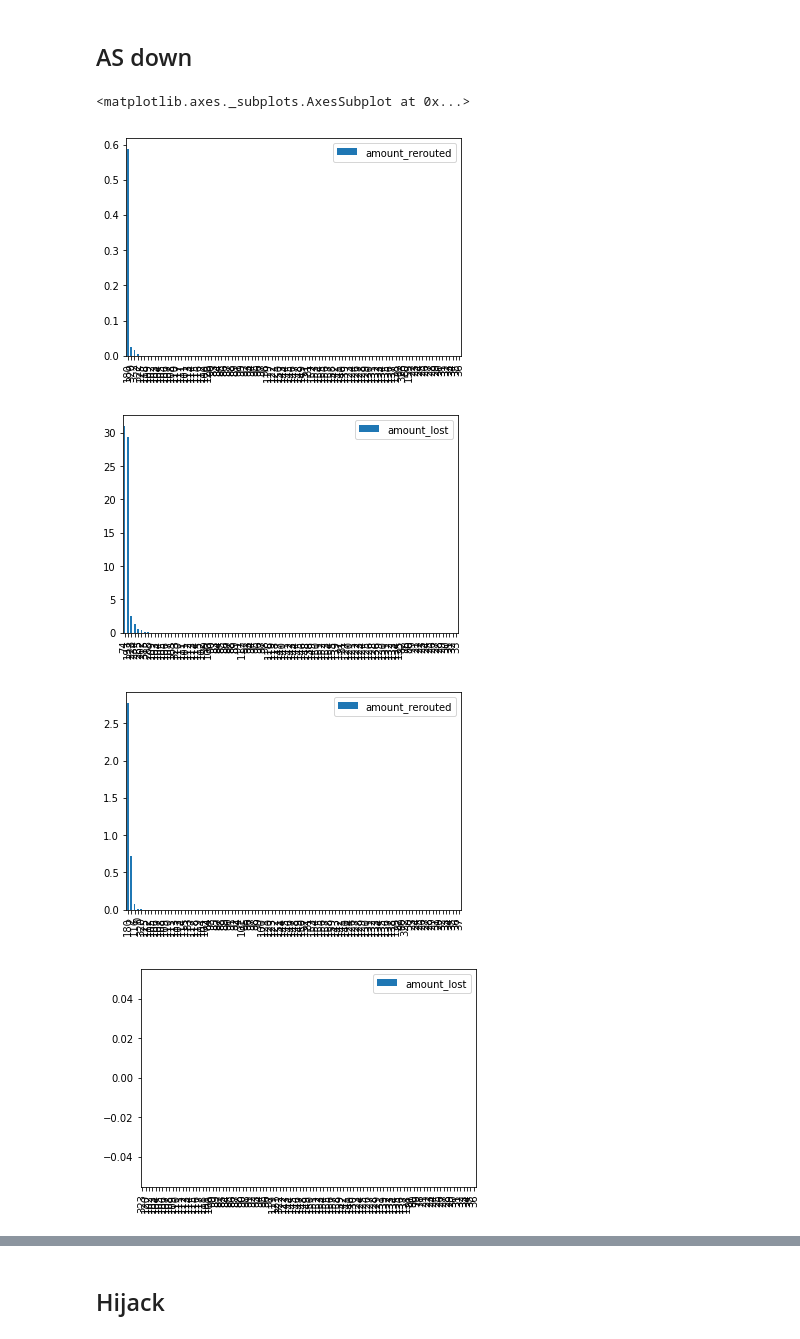
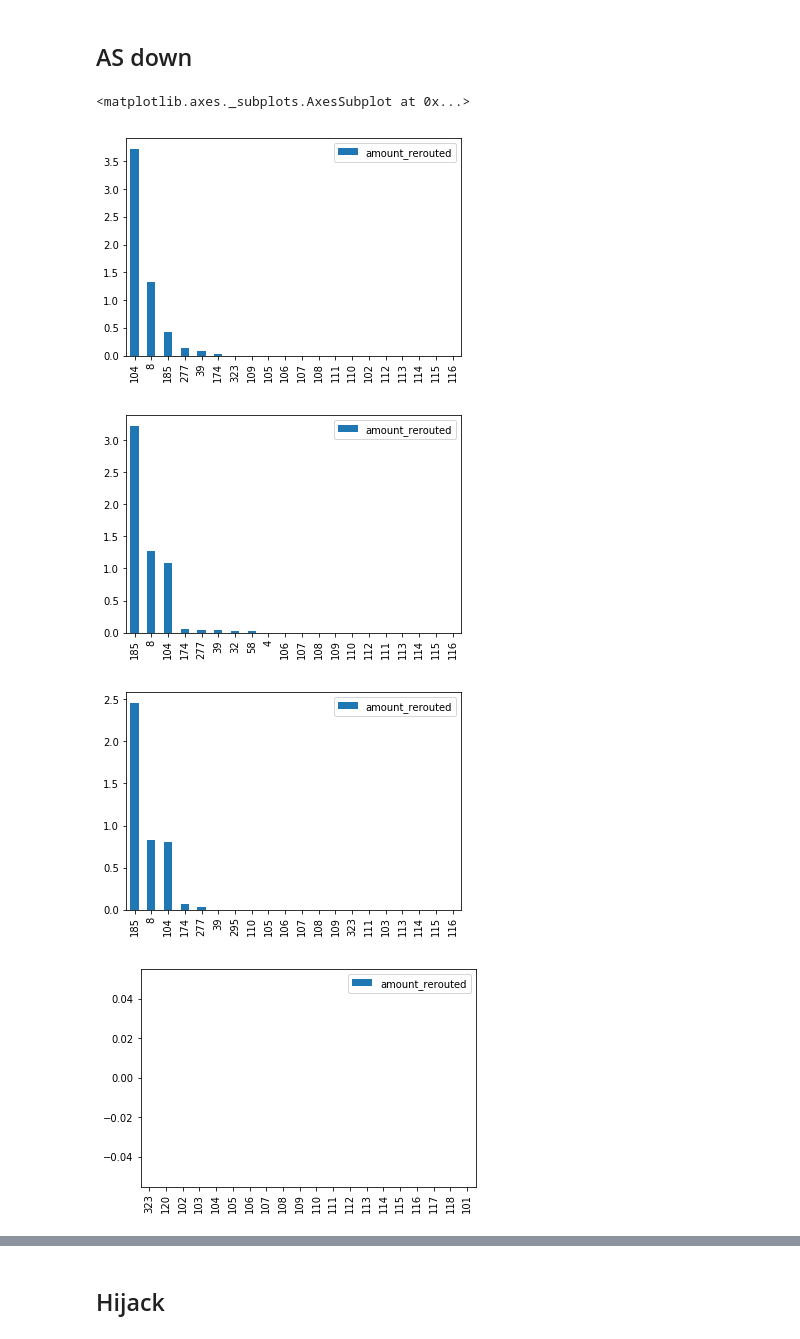
Before and after one commit to dedis/student_19_ripple-partition, a Jupyter notebook: caida_time.ipynb, the cells around one changed output, grey strips where cells are left out. Saved outputs shown, nothing was run; the diff lists cells and outputs as text; code cells hidden in the pictures.

```diff
--- a/caida_time.ipynb
+++ b/caida_time.ipynb
@@ -49,8 +49,6 @@ plt.plot(['Feb', 'Jan', 'Dec', 'Nov', 'Oct', 'Sep', 'Aug', 'Jul', 'Jun'], edges)
 # Does the results evolves over time?
 # %%
 transactions = get_transactions('Ripple/transactions_processed.csv')
-# %%
-transactions = transactions.iloc[np.random.permutation(len(transactions))].head(10000)
 # %% [markdown]
 ## AS down
 # %%
@@ -112,13 +106,13 @@ result_summer = generate_remove_analysis(ripple_graph_base,summer_transactions,g
 result_autumn = generate_remove_analysis(ripple_graph_base,autumn_transactions,gateways_base,best_paths_base)
 result_winter = generate_remove_analysis(ripple_graph_base,winter_transactions,gateways_base,best_paths_base)
 # %%
-result_spring['amount_rerouted'].apply(lambda x: x*100/transactions['amount'].sum()).sort_values(ascending=False).head(100).to_frame().plot.bar()
-result_summer['amount_lost'].apply(lambda x: x*100/transactions['amount'].sum()).sort_values(ascending=False).head(100).to_frame().plot.bar()
-result_autumn['amount_rerouted'].apply(lambda x: x*100/transactions['amount'].sum()).sort_values(ascending=False).head(100).to_frame().plot.bar()
-result_winter['amount_lost'].apply(lambda x: x*100/transactions['amount'].sum()).sort_values(ascending=False).head(100).to_frame().plot.bar()
+result_spring['amount_rerouted'].apply(lambda x: x*100/transactions['amount'].sum()).sort_values(ascending=False).head(20).to_frame().plot.bar()
+result_summer['amount_rerouted'].apply(lambda x: x*100/transactions['amount'].sum()).sort_values(ascending=False).head(20).to_frame().plot.bar()
+result_autumn['amount_rerouted'].apply(lambda x: x*100/transactions['amount'].sum()).sort_values(ascending=False).head(20).to_frame().plot.bar()
+result_winter['amount_rerouted'].apply(lambda x: x*100/transactions['amount'].sum()).sort_values(ascending=False).head(20).to_frame().plot.bar()
 # %% [output]
 <matplotlib.axes._subplots.AxesSubplot at 0x...>
-[figure, old version]
+[figure, new version]
-[figure, old version]
+[figure, new version]
-[figure, old version]
+[figure, new version]
-[figure, old version]
+[figure, new version]
```
Also changed, not shown: parts of 8 cells of this notebook, 1 other file.
